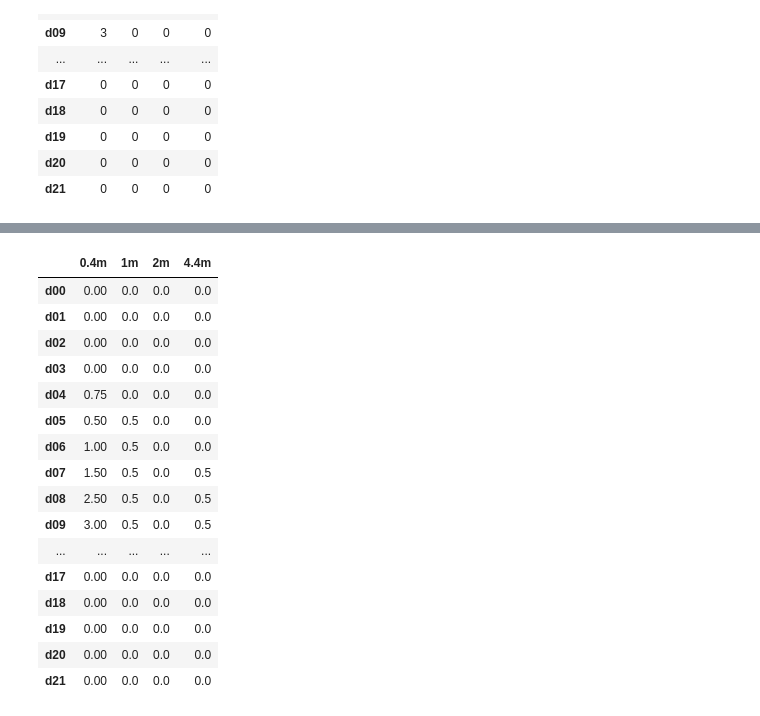
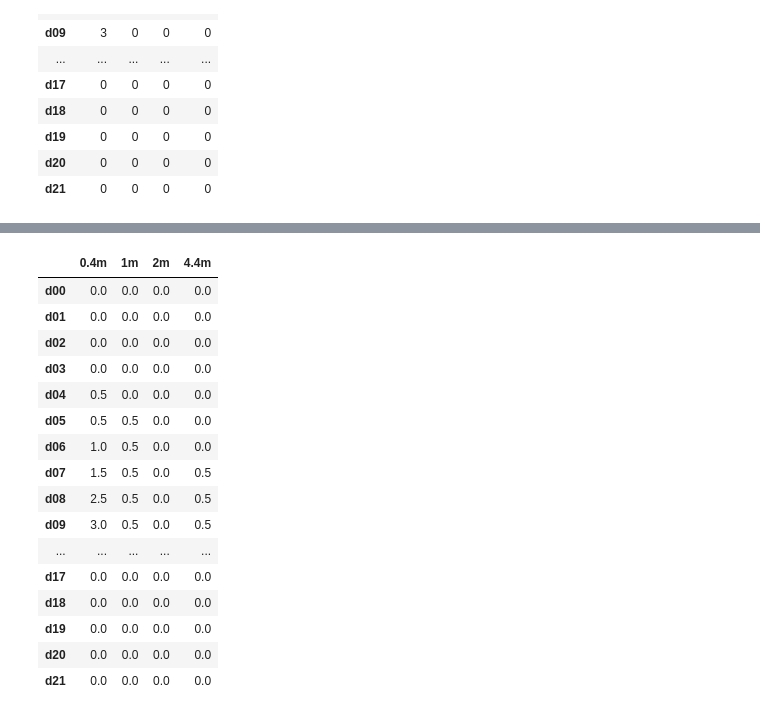
Before and after one commit to sartmeier/sartmeier.github.io, a Jupyter notebook: growth_plots.ipynb, the cells around one changed output, grey strips where cells are left out. Saved outputs shown, nothing was run; the diff lists cells and outputs as text; code cells hidden in the pictures.

```diff
--- a/growth_plots.ipynb
+++ b/growth_plots.ipynb
@@ -222,28 +208,28 @@ medians_before
 # %%
-medians_after = afterI
+medians_after = pd.DataFrame.copy(afterI)
 medians_after.iloc[:,0] = np.median(np.asarray(list(zip(afterI.iloc[:,0],afterII.iloc[:,0]))),axis=1)
 medians_after.iloc[:,1] = np.median(np.asarray(list(zip(afterI.iloc[:,1],afterII.iloc[:,1]))),axis=1)
 medians_after.iloc[:,2] = np.median(np.asarray(list(zip(afterI.iloc[:,2],afterII.iloc[:,2]))),axis=1)
 medians_after.iloc[:,3] = np.median(np.asarray(list(zip(afterI.iloc[:,3],afterII.iloc[:,3]))),axis=1)
 medians_after
 # %% [output]
 |  | 0.4m | 1m | 2m | 4.4m |
-| d00 | 0.00 | 0.0 | 0.0 | 0.0 |
-| d01 | 0.00 | 0.0 | 0.0 | 0.0 |
-| d02 | 0.00 | 0.0 | 0.0 | 0.0 |
-| d03 | 0.00 | 0.0 | 0.0 | 0.0 |
-| d04 | 0.75 | 0.0 | 0.0 | 0.0 |
-| d05 | 0.50 | 0.5 | 0.0 | 0.0 |
-| d06 | 1.00 | 0.5 | 0.0 | 0.0 |
-| d07 | 1.50 | 0.5 | 0.0 | 0.5 |
-| d08 | 2.50 | 0.5 | 0.0 | 0.5 |
-| d09 | 3.00 | 0.5 | 0.0 | 0.5 |
+| d00 | 0.0 | 0.0 | 0.0 | 0.0 |
+| d01 | 0.0 | 0.0 | 0.0 | 0.0 |
+| d02 | 0.0 | 0.0 | 0.0 | 0.0 |
+| d03 | 0.0 | 0.0 | 0.0 | 0.0 |
+| d04 | 0.5 | 0.0 | 0.0 | 0.0 |
+| d05 | 0.5 | 0.5 | 0.0 | 0.0 |
+| d06 | 1.0 | 0.5 | 0.0 | 0.0 |
+| d07 | 1.5 | 0.5 | 0.0 | 0.5 |
+| d08 | 2.5 | 0.5 | 0.0 | 0.5 |
+| d09 | 3.0 | 0.5 | 0.0 | 0.5 |
 | ... | ... | ... | ... | ... |
-| d17 | 0.00 | 0.0 | 0.0 | 0.0 |
-| d18 | 0.00 | 0.0 | 0.0 | 0.0 |
-| d19 | 0.00 | 0.0 | 0.0 | 0.0 |
-| d20 | 0.00 | 0.0 | 0.0 | 0.0 |
-| d21 | 0.00 | 0.0 | 0.0 | 0.0 |
+| d17 | 0.0 | 0.0 | 0.0 | 0.0 |
+| d18 | 0.0 | 0.0 | 0.0 | 0.0 |
+| d19 | 0.0 | 0.0 | 0.0 | 0.0 |
+| d20 | 0.0 | 0.0 | 0.0 | 0.0 |
+| d21 | 0.0 | 0.0 | 0.0 | 0.0 |
 # %%
 plt.figure(figsize=(16,5))
 plt.plot(medians_before.iloc[:,0],linestyle="dashed",color='#377eb8',label="0,4m")
```
Also changed, not shown: parts of 20 cells of this notebook, 4 other files.
